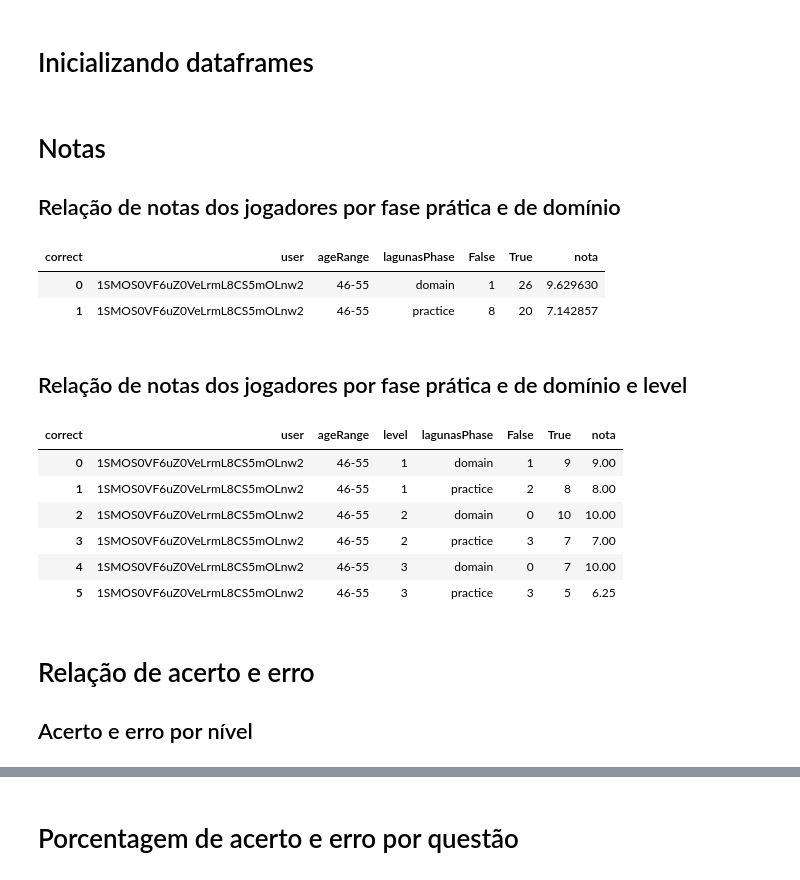
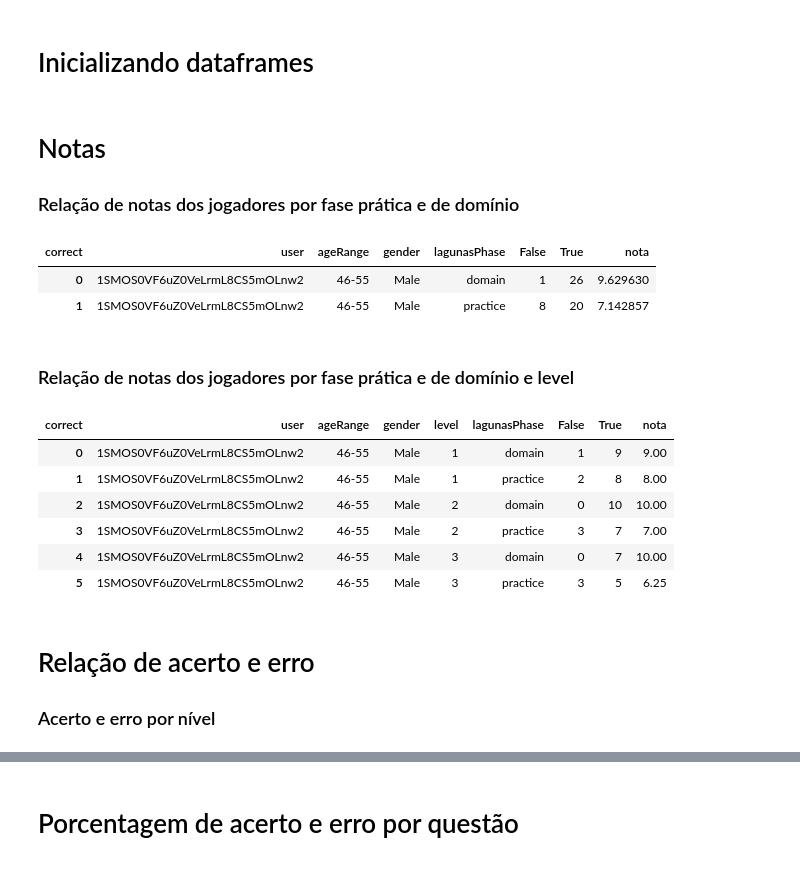
Before and after one commit to caiohsfar/tcc-analysis, a Jupyter notebook: tcc.ipynb, the cells around one changed output, grey strips where cells are left out. Cells and saved outputs as stored; diff of their text form; code cells hidden in the pictures.

```diff
--- a/tcc.ipynb
+++ b/tcc.ipynb
@@ -48,14 +48,14 @@ user_level_df = user_level_df.merge(users_df, how="inner", on="user")
 #users_df
 # %% [markdown]
 # Notas
-## Relação de notas dos jogadores por fase prática e de domínio
+### Relação de notas dos jogadores por fase prática e de domínio
 # %%
 
 #user_nota
 
-user_nota = a_questions_df.query("attemptNumber == 1").groupby(["user", "lagunasPhase", "ageRange", "correct"], as_index=False)["question"].count()
+user_nota = a_questions_df.query("attemptNumber == 1").groupby(["user", "lagunasPhase", "ageRange", "gender", "correct"], as_index=False)["question"].count()
 
-user_nota = user_nota.pivot_table(index=["user", "ageRange", "lagunasPhase"],
+user_nota = user_nota.pivot_table(index=["user","ageRange", "gender", "lagunasPhase"],
                     columns=["correct"],
                     values='question',
                     fill_value=0,
@@ -65,43 +65,46 @@ user_nota = user_nota.pivot_table(index=["user", "ageRange", "lagunasPhase"],
 # 4 = coluna True
 # 3 = coluna False
 
-user_nota["nota"] = (user_nota.iloc[:,4] / (user_nota.iloc[:,4] + user_nota.iloc[:,3])) * 10
+
+
+user_nota["nota"] = (user_nota.iloc[:,5] / (user_nota.iloc[:,5] + user_nota.iloc[:,4])) * 10
 
 
 user_nota.head(2)
 # %% [output]
-| correct | user | ageRange | lagunasPhase | False | True | nota |
-| 0 | 1SMOS0VF6uZ0VeLrmL8CS5mOLnw2 | 46-55 | domain | 1 | 26 | 9.629630 |
-| 1 | 1SMOS0VF6uZ0VeLrmL8CS5mOLnw2 | 46-55 | practice | 8 | 20 | 7.142857 |
+| correct | user | ageRange | gender | lagunasPhase | False | True | nota |
+| 0 | 1SMOS0VF6uZ0VeLrmL8CS5mOLnw2 | 46-55 | Male | domain | 1 | 26 | 9.629630 |
+| 1 | 1SMOS0VF6uZ0VeLrmL8CS5mOLnw2 | 46-55 | Male | practice | 8 | 20 | 7.142857 |
 # %% [markdown]
-## Relação de notas dos jogadores por fase prática e de domínio e level
+### Relação de notas dos jogadores por fase prática e de domínio e level
 # %%
 #user_nota_level
 
-user_nota_level = a_questions_df.query("attemptNumber == 1").groupby(["user", "level", "lagunasPhase", "ageRange", "correct"], as_index=False)["question"].count()
+user_nota_level = a_questions_df.query("attemptNumber == 1").groupby(["user", "level", "lagunasPhase", "ageRange", "gender", "correct"], as_index=False)["question"].count()
 
-user_nota_level = user_nota_level.pivot_table(index=["user", "ageRange", "level", "lagunasPhase"],
+user_nota_level = user_nota_level.pivot_table(index=["user", "ageRange", "gender", "level", "lagunasPhase"],
                     columns=["correct"],
                     values='question',
                     fill_value=0,
                     aggfunc='sum').reset_index()
 
-user_nota_level["nota"] = (user_nota_level.iloc[:,5] / (user_nota_level.iloc[:,5] + user_nota_level.iloc[:,4])) * 10
-
+user_nota_level["nota"] = (user_nota_level.iloc[:,6] / (user_nota_level.iloc[:,6] + user_nota_level.iloc[:,5])) * 10
 
 user_nota_level.head(6)
+
+#user_nota_level.query("user =='c6yyrnc6SAVNAgeTUVNVdXACrBo2'")
 # %% [output]
-| correct | user | ageRange | level | lagunasPhase | False | True | nota |
-| 0 | 1SMOS0VF6uZ0VeLrmL8CS5mOLnw2 | 46-55 | 1 | domain | 1 | 9 | 9.00 |
-| 1 | 1SMOS0VF6uZ0VeLrmL8CS5mOLnw2 | 46-55 | 1 | practice | 2 | 8 | 8.00 |
-| 2 | 1SMOS0VF6uZ0VeLrmL8CS5mOLnw2 | 46-55 | 2 | domain | 0 | 10 | 10.00 |
-| 3 | 1SMOS0VF6uZ0VeLrmL8CS5mOLnw2 | 46-55 | 2 | practice | 3 | 7 | 7.00 |
-| 4 | 1SMOS0VF6uZ0VeLrmL8CS5mOLnw2 | 46-55 | 3 | domain | 0 | 7 | 10.00 |
-| 5 | 1SMOS0VF6uZ0VeLrmL8CS5mOLnw2 | 46-55 | 3 | practice | 3 | 5 | 6.25 |
+| correct | user | ageRange | gender | level | lagunasPhase | False | True | nota |
+| 0 | 1SMOS0VF6uZ0VeLrmL8CS5mOLnw2 | 46-55 | Male | 1 | domain | 1 | 9 | 9.00 |
+| 1 | 1SMOS0VF6uZ0VeLrmL8CS5mOLnw2 | 46-55 | Male | 1 | practice | 2 | 8 | 8.00 |
+| 2 | 1SMOS0VF6uZ0VeLrmL8CS5mOLnw2 | 46-55 | Male | 2 | domain | 0 | 10 | 10.00 |
+| 3 | 1SMOS0VF6uZ0VeLrmL8CS5mOLnw2 | 46-55 | Male | 2 | practice | 3 | 7 | 7.00 |
+| 4 | 1SMOS0VF6uZ0VeLrmL8CS5mOLnw2 | 46-55 | Male | 3 | domain | 0 | 7 | 10.00 |
+| 5 | 1SMOS0VF6uZ0VeLrmL8CS5mOLnw2 | 46-55 | Male | 3 | practice | 3 | 5 | 6.25 |
 # %% [markdown]
 # Relação de acerto e erro
 
-## Acerto e erro por nível
+### Acerto e erro por nível
 # %%
 #acerto_erro_by_nivel
 
```
Also changed, not shown: parts of 26 cells of this notebook.
